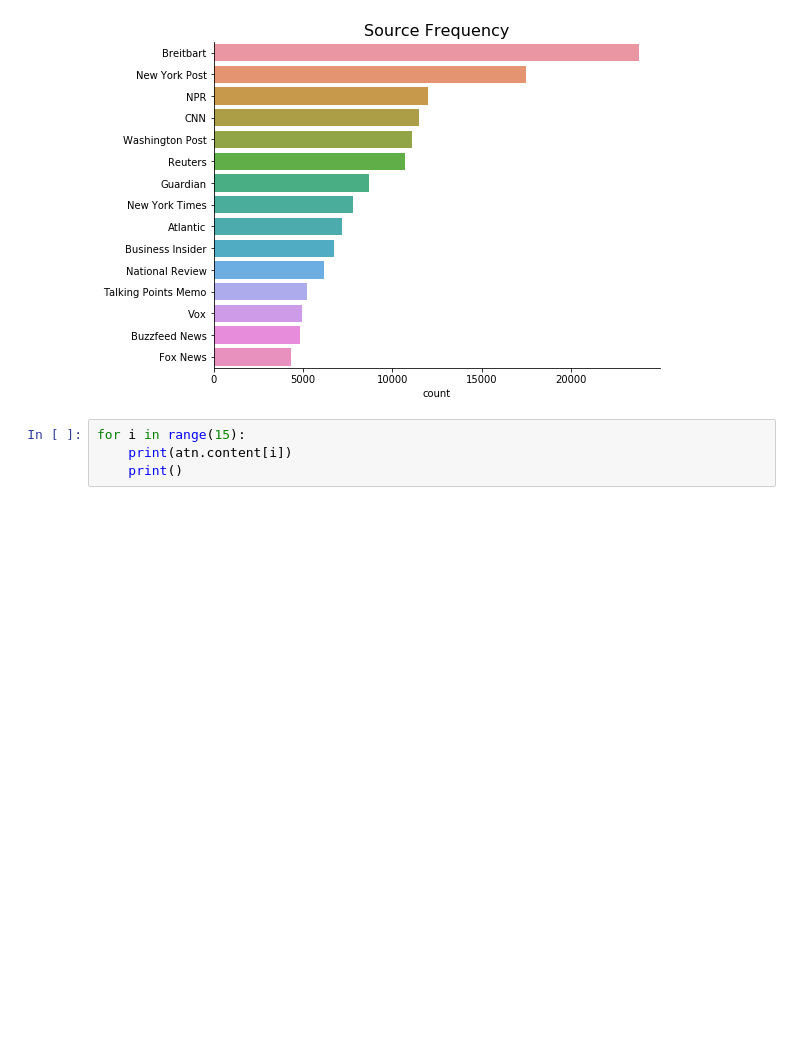
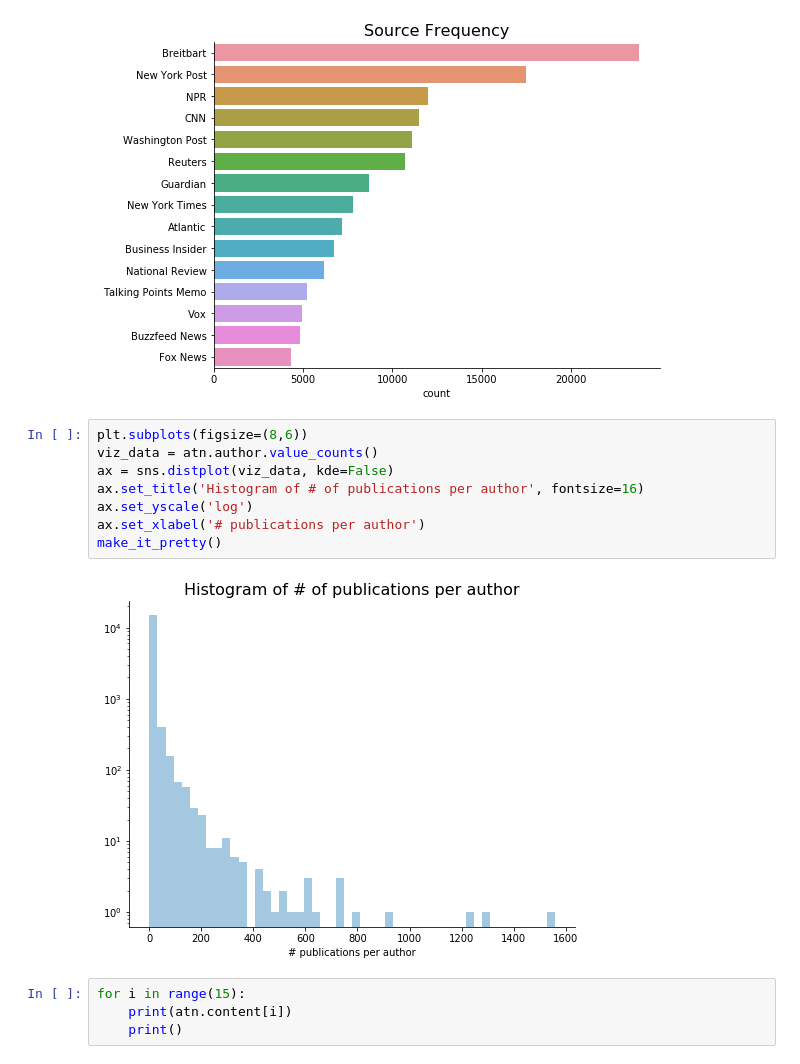
Before and after one commit to asgundogdu/literarystyle, a Jupyter notebook: data_exploration.ipynb, the cells around one changed output. Drawn from its saved outputs; the diff is of its cells as text; blank space fills up the shorter version.

Commit message:
# publications histogram

```diff
--- a/data_exploration.ipynb
+++ b/data_exploration.ipynb
@@ -114,6 +114,16 @@ ax.set_xlabel('count')
 make_it_pretty()
 # %% [output]
 [figure]
+# %%
+plt.subplots(figsize=(8,6))
+viz_data = atn.author.value_counts()
+ax = sns.distplot(viz_data, kde=False)
+ax.set_title('Histogram of # of publications per author', fontsize=16)
+ax.set_yscale('log')
+ax.set_xlabel('# publications per author')
+make_it_pretty()
+# %% [output]
+[figure, added]
 # %%
 for i in range(15):
     print(atn.content[i])
```
